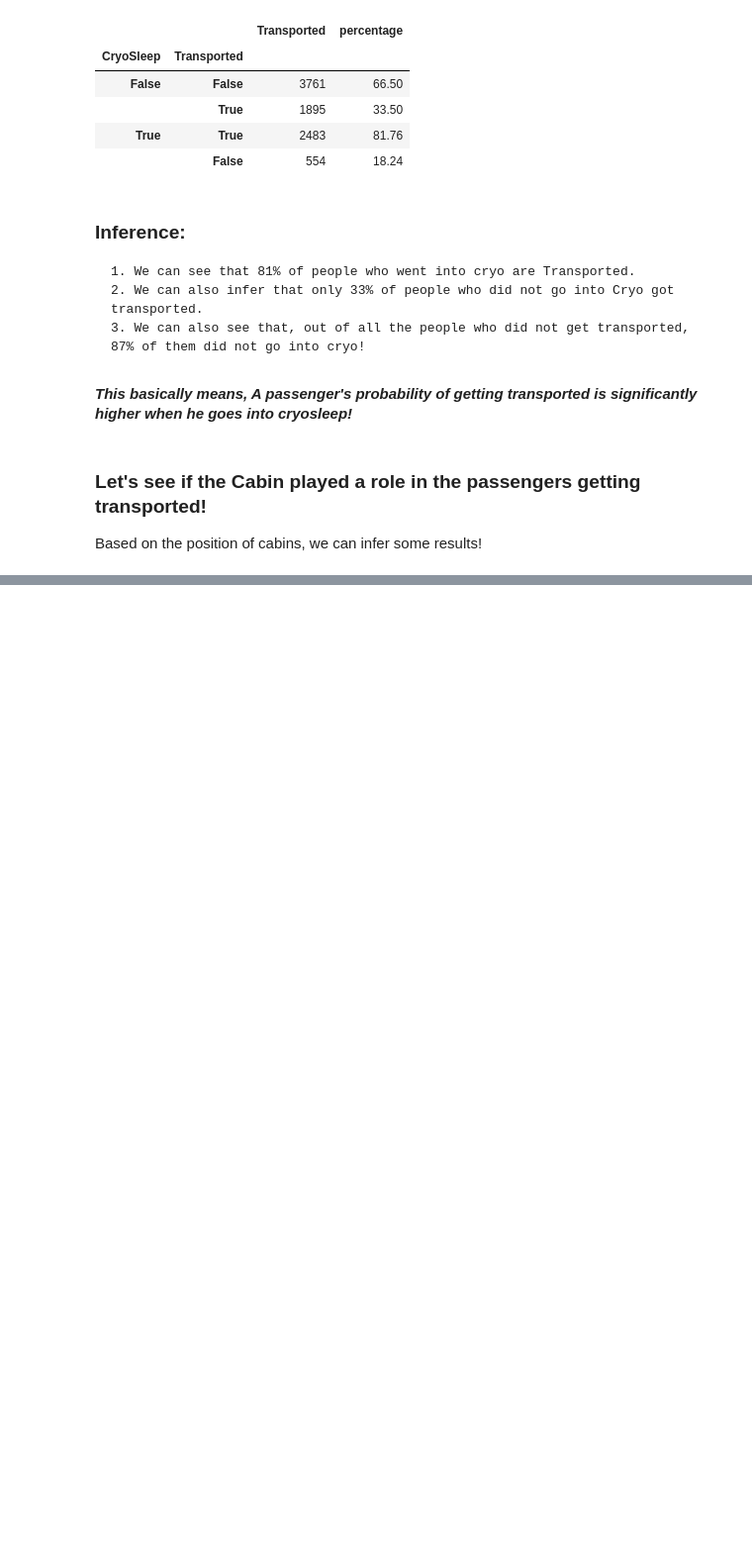
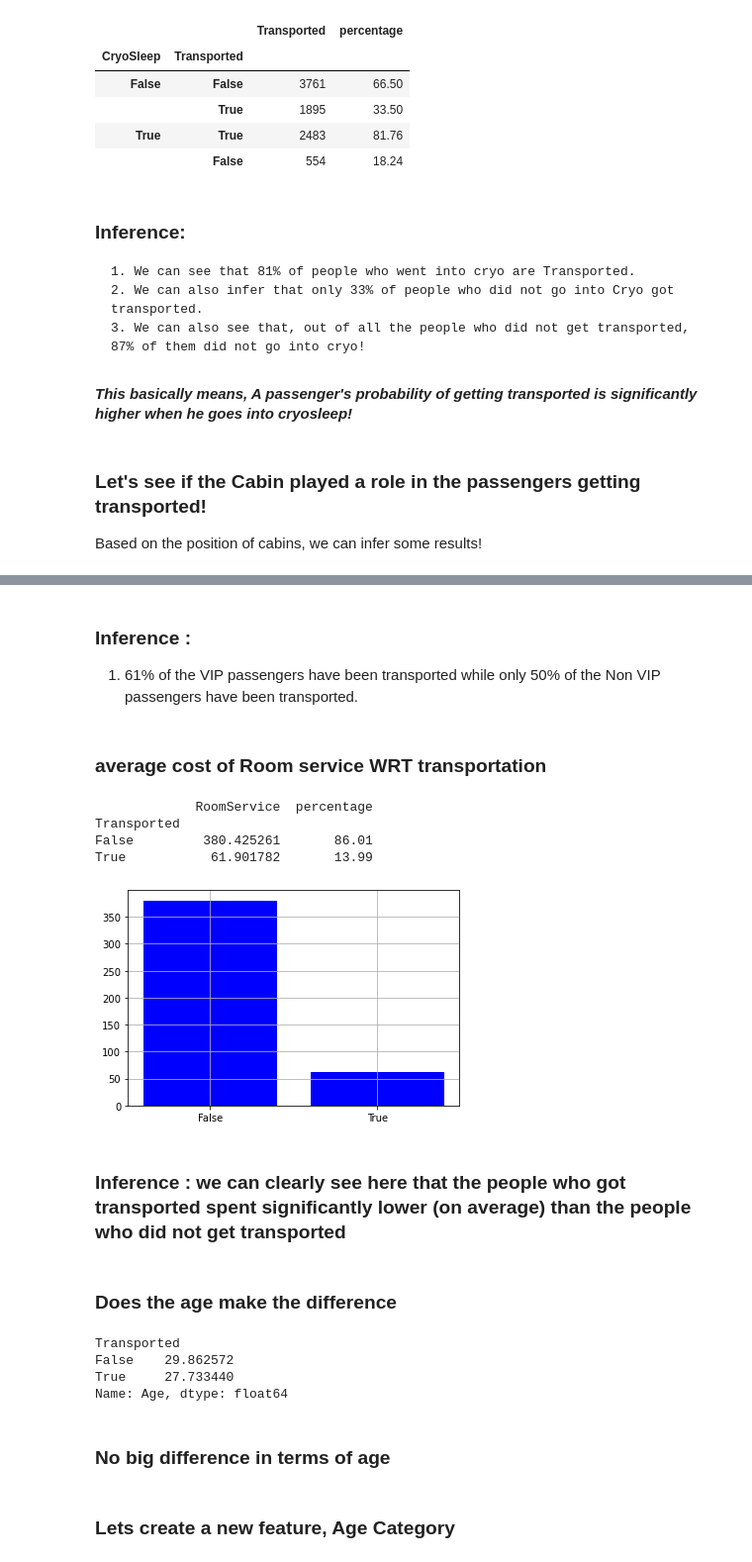
Before and after one commit to SharanKalyan/Spaceship-Titanic-Kaggle, a Jupyter notebook: 2_Analysis.ipynb, the cells around one changed output, grey strips where cells are left out. Shown: that part at 99% size. Cells and saved outputs as stored; diff of their text form; code cells hidden in the pictures; blank space fills up the shorter version.

```diff
--- a/2_Analysis.ipynb
+++ b/2_Analysis.ipynb
@@ -277,0 +424,8 @@ Name: Transported, dtype: int64
+# %%
+pg = []
+for i in df1.PassengerId:
+    pg.append(i.split('_')[0])
+df1['Passenger_group'] = pg
+# %%
+col = df1.pop('Passenger_group')
+df1.insert(1,'Passenger_group',col)
@@ -277,0 +434,8 @@ Name: Transported, dtype: int64
+# %%
+pn = []
+for i in df1.PassengerId:
+    pn.append(i.split('_')[1])
+df1['Passenger_No'] = pn
+# %%
+col = df1.pop('Passenger_No')
+df1.insert(1,'Passenger_No',col)
@@ -277,0 +502,3 @@ Name: Transported, dtype: int64
+# %% [markdown]
+### Inference :
+1. 61% of the VIP passengers have been transported while only 50% of the Non VIP passengers have been transported.
@@ -277,0 +510,31 @@ Name: Transported, dtype: int64
+# %% [markdown]
+### average cost of Room service WRT transportation
+# %%
+rs_mean_trans = pd.DataFrame(df1.RoomService.groupby(df1.Transported).mean())
+rs_mean_trans['percentage'] = round(rs_mean_trans['RoomService'] / sum(rs_mean_trans['RoomService'])*100,2)
+plt.bar(rs_mean_trans.index , rs_mean_trans.RoomService,color='b')
+plt.grid()
+plt.xticks(ticks=[0,1],labels=['False','True'])
+print(rs_mean_trans)
+plt.show()
+# %% [output]
+             RoomService  percentage
+Transported
+False         380.425261       86.01
+True           61.901782       13.99
+[figure, added]
+# %% [markdown]
+### Inference :  we can clearly see here that the people who got transported spent significantly lower (on average) than the people who did not get transported
+# %% [markdown]
+### Does the age make the difference
+# %%
+df1.Age.groupby(df1.Transported).mean()
+# %% [output]
+Transported
+False    29.862572
+True     27.733440
+Name: Age, dtype: float64
+# %% [markdown]
+### No big difference in terms of age
+# %% [markdown]
+### Lets create a new feature, Age Category
```
Also changed, not shown: parts of 73 cells of this notebook, 2 other files.
